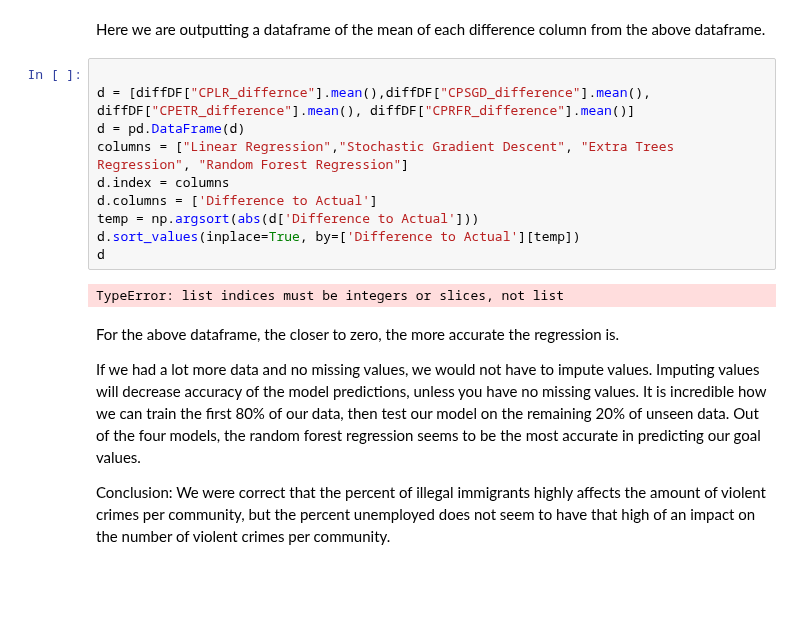
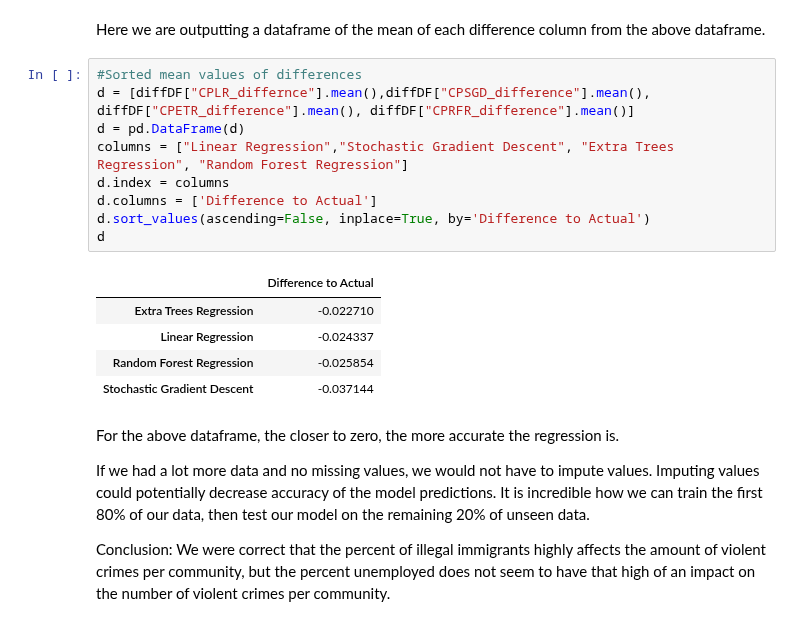
Before and after one commit to ddeychak/ddeychak.github.io, a Jupyter notebook: FinalTutorial - Gold Master.ipynb, the cells around one changed output. Saved outputs shown, nothing was run; the diff lists cells and outputs as text; blank space fills up the shorter version.

```diff
--- a/FinalTutorial - Gold Master.ipynb
+++ b/FinalTutorial - Gold Master.ipynb
@@ -439,20 +438,23 @@ diffDF.head(20)
 # %% [markdown]
 Here we are outputting a dataframe of the mean of each difference column from the above dataframe.
 # %%
-
+#Sorted mean values of differences
 d = [diffDF["CPLR_differnce"].mean(),diffDF["CPSGD_difference"].mean(), diffDF["CPETR_difference"].mean(), diffDF["CPRFR_difference"].mean()]
 d = pd.DataFrame(d)
 columns = ["Linear Regression","Stochastic Gradient Descent", "Extra Trees Regression", "Random Forest Regression"]
 d.index = columns
 d.columns = ['Difference to Actual']
-temp = np.argsort(abs(d['Difference to Actual']))
-d.sort_values(inplace=True, by=['Difference to Actual'][temp])
+d.sort_values(ascending=False, inplace=True, by='Difference to Actual')
 d
 # %% [output]
-TypeError: list indices must be integers or slices, not list
+|  | Difference to Actual |
+| Extra Trees Regression | -0.022710 |
+| Linear Regression | -0.024337 |
+| Random Forest Regression | -0.025854 |
+| Stochastic Gradient Descent | -0.037144 |
 # %% [markdown]
 For the above dataframe, the closer to zero, the more accurate the regression is.
 
-If we had a lot more data and no missing values, we would not have to impute values. Imputing values will decrease accuracy of the model predictions, unless you have no missing values. It is incredible how we can train the first 80% of our data, then test our model on the remaining 20% of unseen data. Out of the four models, the random forest regression seems to be the most accurate in predicting our goal values.
+If we had a lot more data and no missing values, we would not have to impute values. Imputing values could potentially decrease accuracy of the model predictions. It is incredible how we can train the first 80% of our data, then test our model on the remaining 20% of unseen data.
 
 Conclusion: We were correct that the percent of illegal immigrants highly affects the amount of violent crimes per community, but the percent unemployed does not seem to have that high of an impact on the number of violent crimes per community.
```
Also changed, not shown: parts of 14 cells of this notebook.
